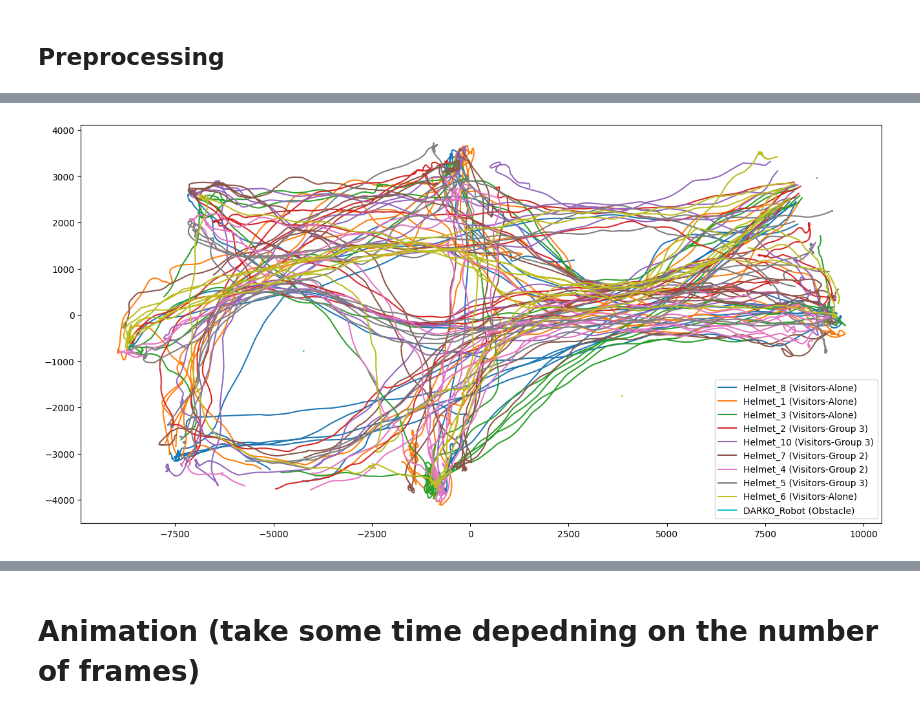
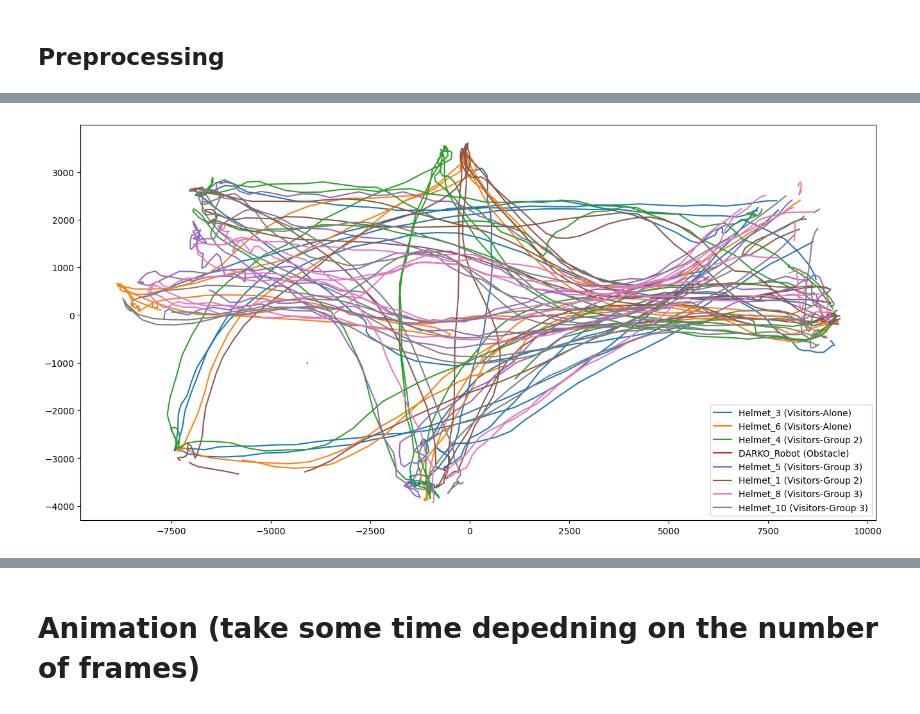
Before and after one commit to tmralmeida/thor-magni-tools, a Jupyter notebook: notebooks/preprocessing/2-pp_traj_data_visualization.ipynb, the cells around one changed output, grey strips where cells are left out. Cells and saved outputs as stored; diff of their text form; code cells hidden in the pictures.

```diff
--- a/notebooks/preprocessing/2-pp_traj_data_visualization.ipynb
+++ b/notebooks/preprocessing/2-pp_traj_data_visualization.ipynb
@@ -19,11 +19,11 @@ from thor_magni_tools.utils.visualization_nb import visualize_scenario
 DIR_PATH = "../datasets/thor_magni_zenodo/"
 SCENARIO_ID = "Scenario_1"
 # %%
-raw_df, header_dict = load_csv_metadata(
-    os.path.join(DIR_PATH, SCENARIO_ID, "THOR-Magni_120522_SC1B_R1.csv")
+raw_df, header_dict = load_csv_metadata_magni(
+    os.path.join(DIR_PATH, SCENARIO_ID, "THOR-Magni_130522_SC1B_R1.csv")
 )
 # %%
-new_header_dict = preprocessing_header(header_dict)
+new_header_dict = preprocessing_header_magni(header_dict)
 traj_metadata = new_header_dict["SENSOR_DATA"]["TRAJECTORIES"]["METADATA"]
 # %% [markdown]
 ### Filtering best markers
@@ -39,9 +45,9 @@ visualize_scenario(best_markers_traj, roles)
 # %% [markdown]
 ## Preprocessing
 # %%
-pp_df = TrajectoriesReprocessor.reprocessing(
+pp_best_markers = TrajectoriesReprocessor.reprocessing(
     best_markers_traj,
     max_nans_interpolate=100, # max  1s interpolation
-    resampling_rule=None,
-    average_window=None,
+    resampling_rule="400ms",
+    average_window="800ms",
 )
@@ -48,4 +72,4 @@ pp_df = TrajectoriesReprocessor.reprocessing(
 # %%
-visualize_scenario(pp_df, roles)
+visualize_scenario(pp_best_markers, roles)
 # %% [output]
-[figure, old version]
+[figure, new version]
```
Also changed, not shown: parts of 8 cells of this notebook, 10 other files.
